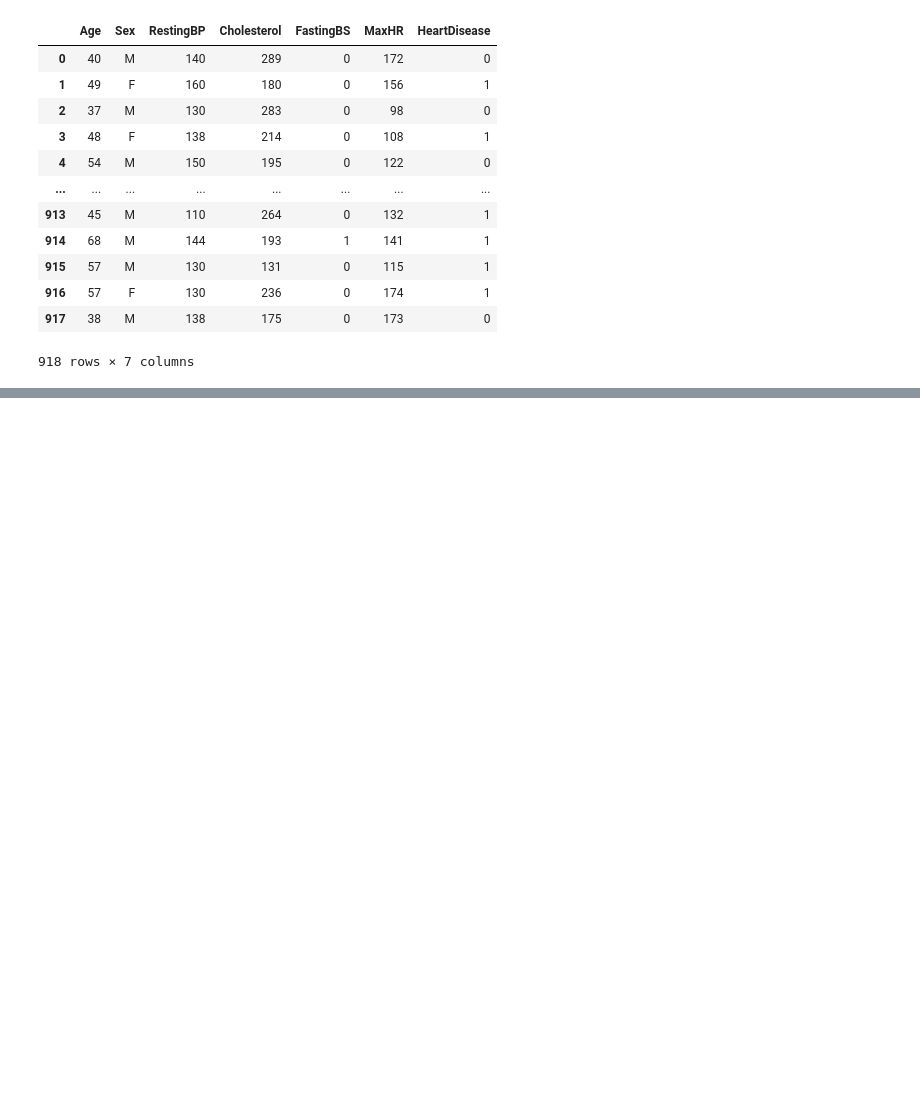
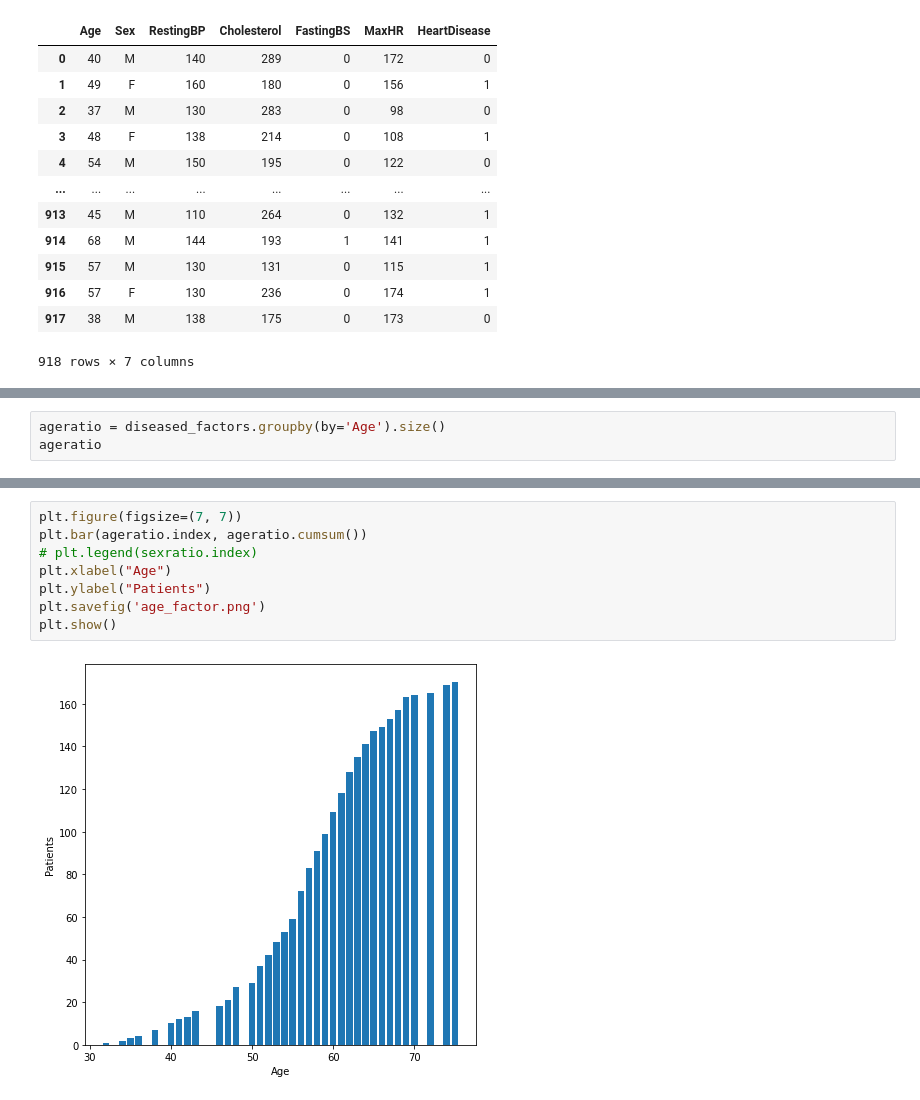
Before and after one commit to Irfan-Ahmad-byte/my_pandas, a Jupyter notebook: heart_failure.ipynb, the cells around one changed output, grey strips where cells are left out. Drawn from its saved outputs; the diff is of its cells as text; blank space fills up the shorter version.

```diff
--- a/heart_failure.ipynb
+++ b/heart_failure.ipynb
@@ -152,0 +156,3 @@ plt.show()
+# %%
+ageratio = diseased_factors.groupby(by='Age').size()
+ageratio
@@ -152,0 +177,10 @@ plt.show()
+# %%
+plt.figure(figsize=(7, 7))
+plt.bar(ageratio.index, ageratio.cumsum())
+# plt.legend(sexratio.index)
+plt.xlabel("Age")
+plt.ylabel("Patients")
+plt.savefig('age_factor.png')
+plt.show()
+# %% [output]
+[figure, added]
```
Also changed, not shown: parts of 23 cells of this notebook.
